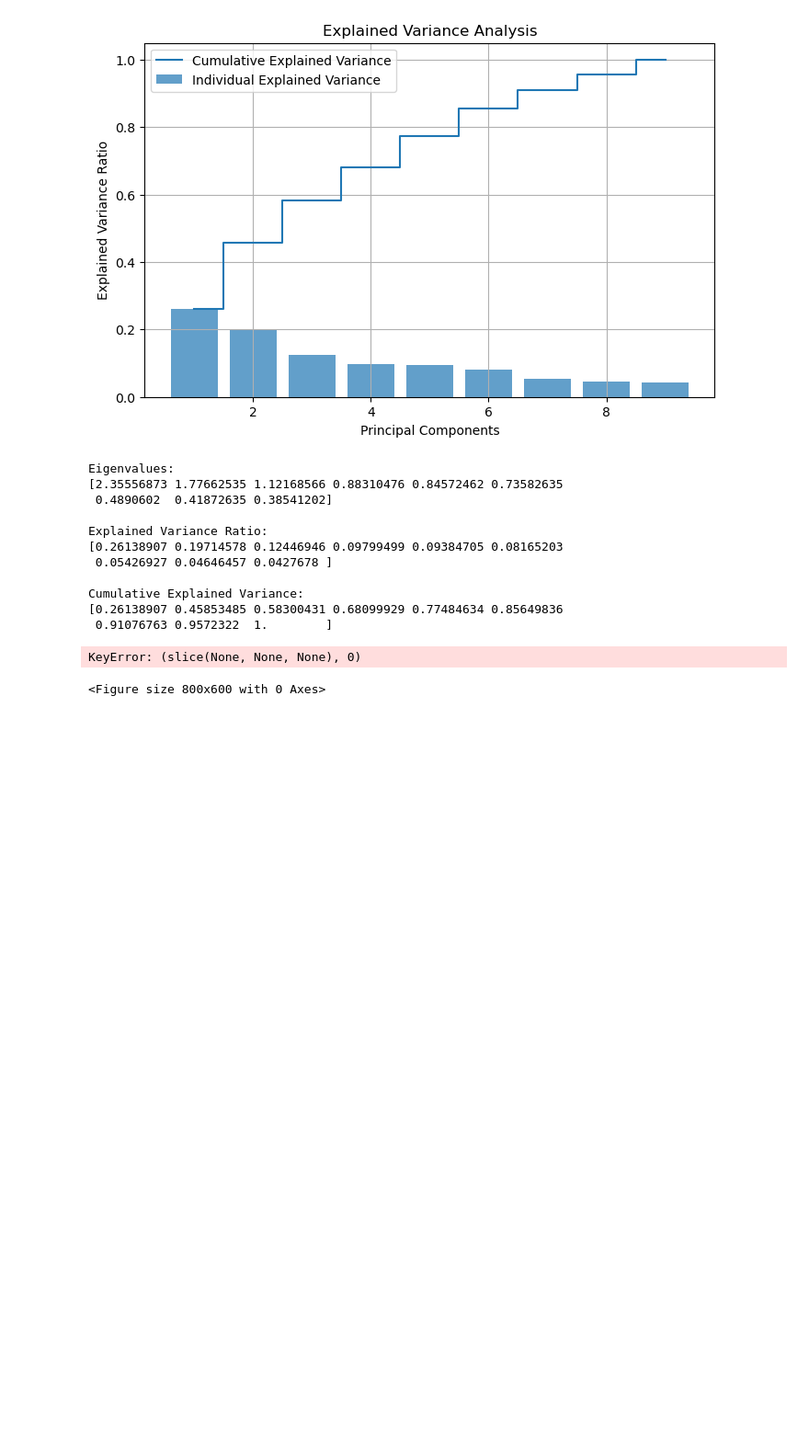
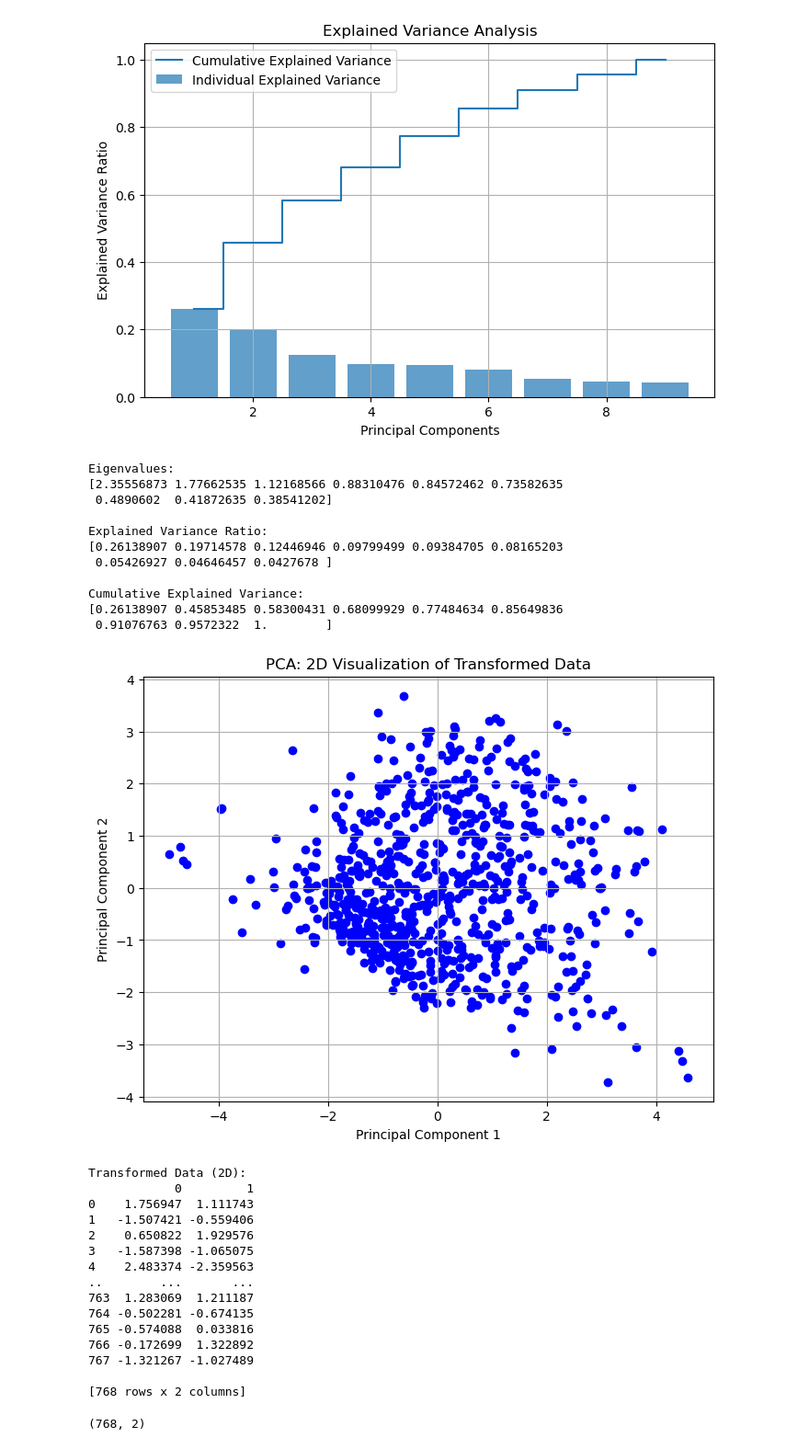
Before and after one commit to Eng21072546/scratchPCA, a Jupyter notebook: PCAProject.ipynb, the cells around one changed output. Shown at 92% size. Saved outputs shown, nothing was run; the diff lists cells and outputs as text; code cells hidden in the pictures; blank space fills up the shorter version.

```diff
--- a/PCAProject.ipynb
+++ b/PCAProject.ipynb
@@ -163,7 +167,7 @@ run เลย ตอนนี้เหมือนมึงมาทำงาน
 # Principal Components
 
 # Step 1: Select top k principal components (e.g., k=1)
-k = 1
+k = 2
 top_eigenvectors = eigenvectors[:, :k]
 
 # Step 2: Transform the dataset
@@ -238,20 +242,37 @@ Cumulative Explained Variance:
  0.91076763 0.9572322  1.        ]
 # %%
 # Visualization
-
-
+# transformed_data = np.random.rand(768, 1)
 # Step 7: Plot the transformed 2D data
 plt.figure(figsize=(8, 6))
-plt.scatter(transformed_data[:, 0], transformed_data[:, 1], color='blue', marker='o')
+plt.scatter(transformed_data[0], transformed_data[1], color='blue', marker='o')
 plt.xlabel('Principal Component 1')
 plt.ylabel('Principal Component 2')
 plt.title('PCA: 2D Visualization of Transformed Data')
 plt.grid(True)
 plt.show()
 
 # Display results (optional)
 print("Transformed Data (2D):")
 print(transformed_data)
 # %% [output]
+[figure, added]
-KeyError: (slice(None, None, None), 0)
+Transformed Data (2D):
+            0         1
+0    1.756947  1.111743
+1   -1.507421 -0.559406
+2    0.650822  1.929576
+3   -1.587398 -1.065075
+4    2.483374 -2.359563
+..        ...       ...
+763  1.283069  1.211187
+764 -0.502281 -0.674135
+765 -0.574088  0.033816
+766 -0.172699  1.322892
+767 -1.321267 -1.027489
+
+[768 rows x 2 columns]
-<Figure size 800x600 with 0 Axes>
+# %%
+transformed_data.shape
+# %% [output]
+(768, 2)
```
Also changed, not shown: parts of 8 cells of this notebook.
